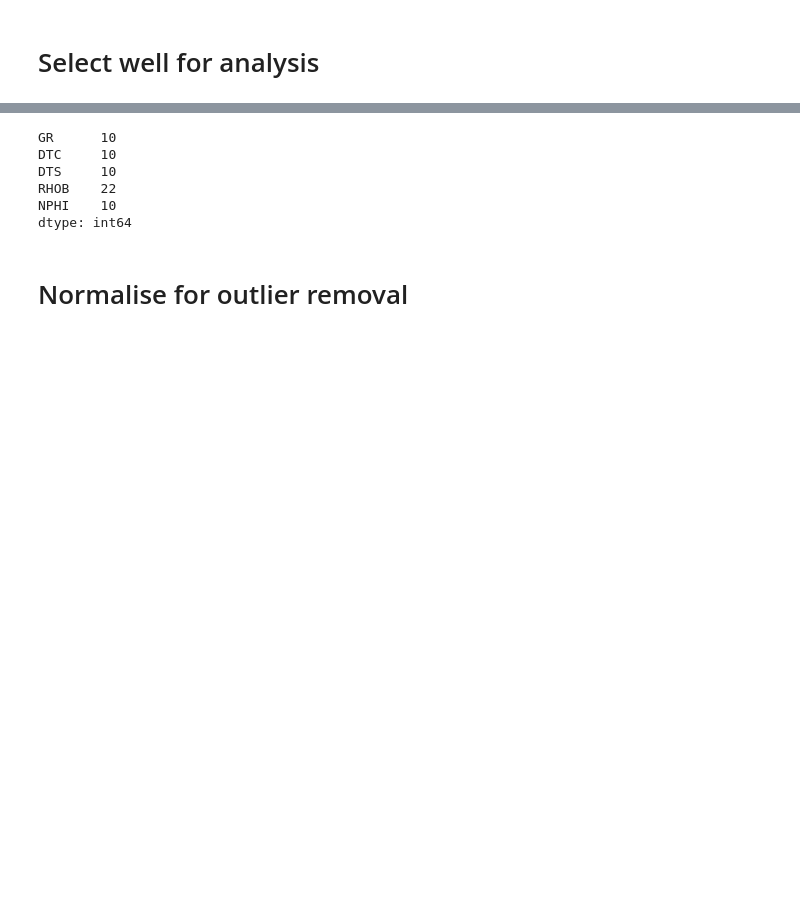
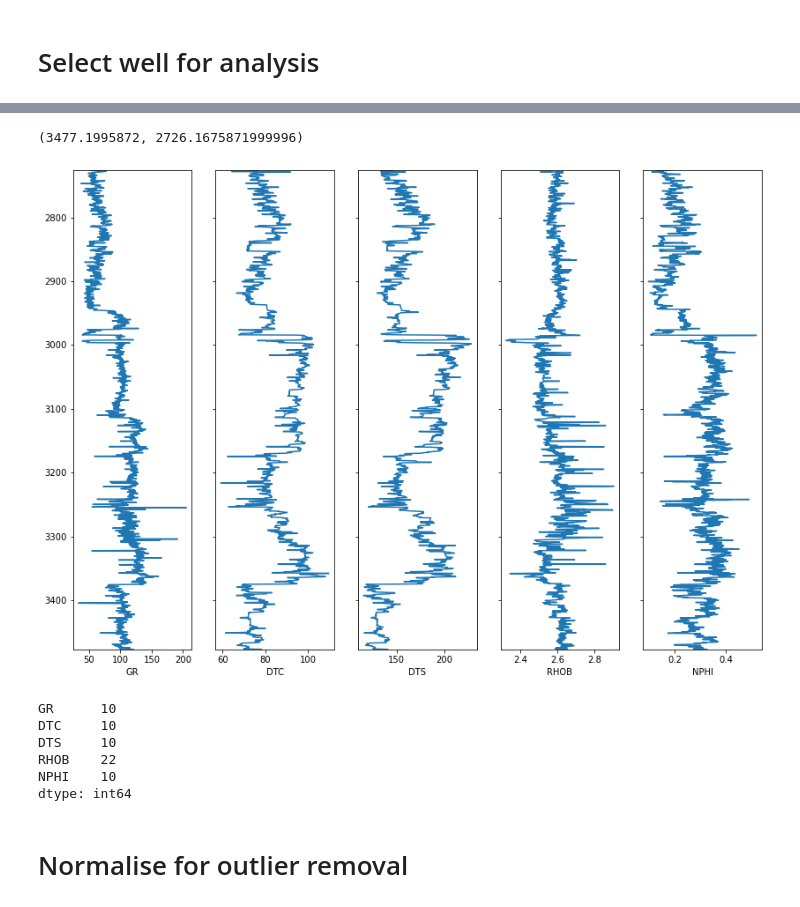
Before and after one commit to ABDunbar/Quantitative_Seismic_Interpretation, a Jupyter notebook: seismic_rock_physics_FORCE_wells.ipynb, the cells around one changed output, grey strips where cells are left out. Saved outputs shown, nothing was run; the diff lists cells and outputs as text; code cells hidden in the pictures; blank space fills up the shorter version.

```diff
--- a/seismic_rock_physics_FORCE_wells.ipynb
+++ b/seismic_rock_physics_FORCE_wells.ipynb
@@ -77,3 +78,13 @@ df.head()
+# %%
+# Plot logs from unfiltered
+fig, axs = plt.subplots(1, len(df.columns), figsize=(14, 10), sharey=True)
+for ic, col in enumerate(df.columns):
+    axs[ic].plot(df[col], df.index)
+    axs[ic].set_xlabel(col)
+axs[0].set_ylim(df.index.values[-1], df.index.values[0])
+# %% [output]
+(3477.1995872, 2726.1675871999996)
+[figure, added]
 # %%
 filt.isna().sum()
 # %% [output]
```
Also changed, not shown: parts of 7 cells of this notebook.
